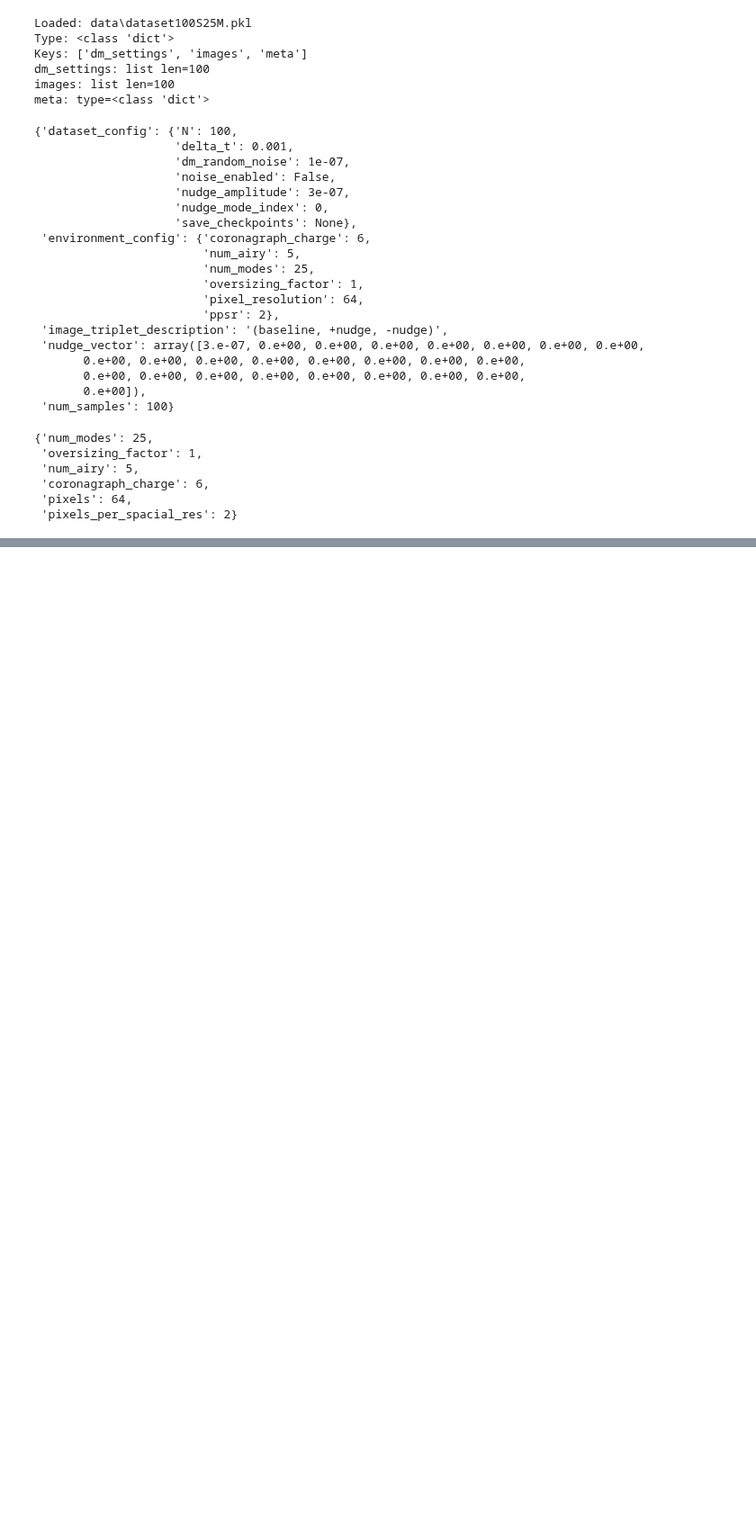
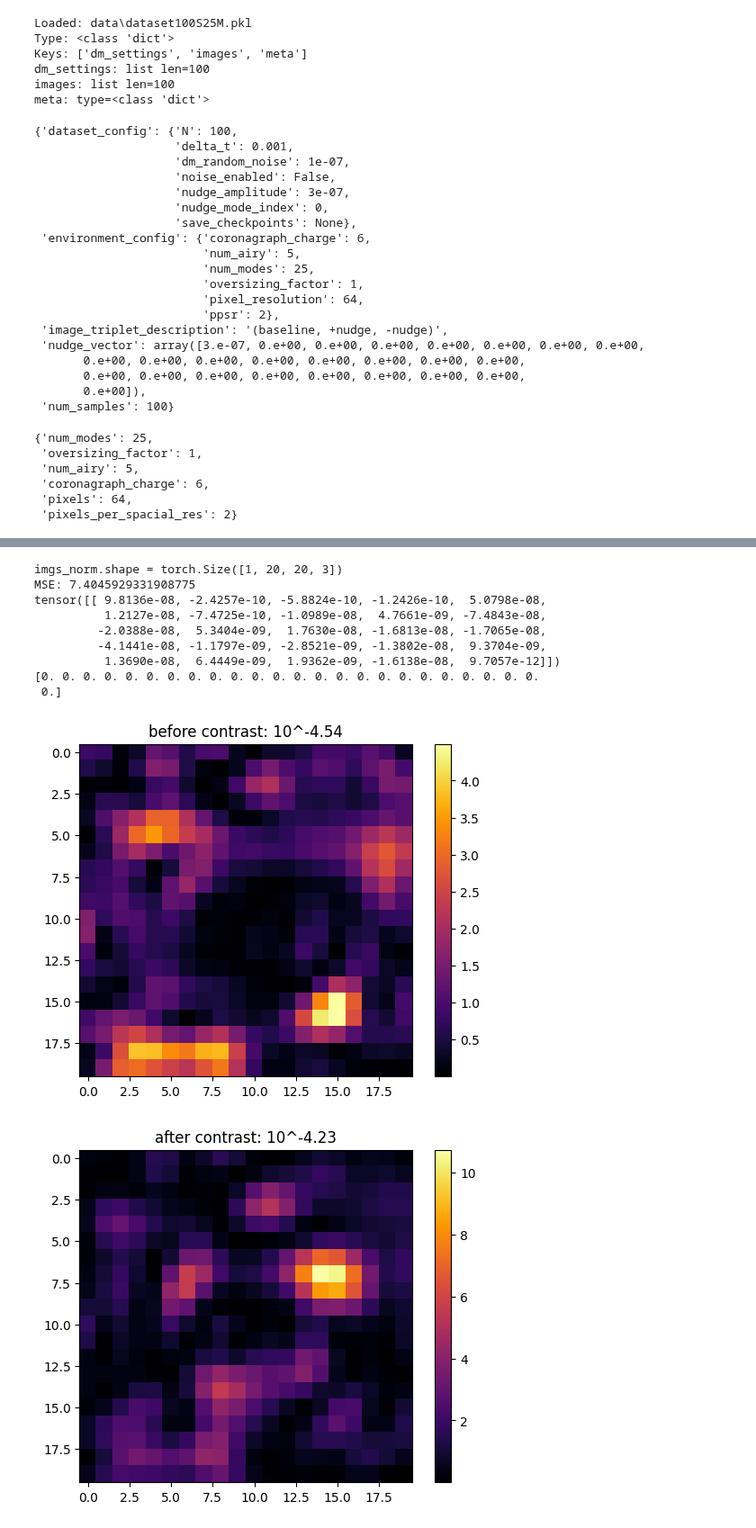
Before and after one commit to AlexeiKorolev/NASA-RL-Wavefront-Control, a Jupyter notebook: RL/visualize.ipynb, the cells around one changed output, grey strips where cells are left out. Shown at 90% size. Drawn from its saved outputs; the diff is of its cells as text; code cells hidden in the pictures; blank space fills up the shorter version.

```diff
--- a/RL/visualize.ipynb
+++ b/RL/visualize.ipynb
@@ -381,0 +380,77 @@ tensor([[ 2.4215e-08,  1.1774e-08, -3.1824e-08, -1.8865e-09, -5.4384e-08,
+# %%
+from train_job import NORMALIZERS
+
+nudge_vec = metrics_data['dataset_meta']['nudge_vector']
+delta_t = metrics_data['dataset_meta']['dataset_config']['delta_t']
+dm_random_noise = metrics_data['dataset_meta']['dataset_config']['dm_random_noise']
+N = 1
+
+x_norm_func = NORMALIZERS[metrics_data['x_norm']['type']]
+params = metrics_data['x_norm'].copy()
+params.pop('type')
+
+y_mean = metrics_data['y_norm']['mean']
+y_std = metrics_data['y_norm']['std']
+
+for _ in range(N):
+        env.deformable_mirror.flatten()
+        env.noise_gen_mirror.flatten()
+        env.set_random_noise_dm(noise=1e-7)
+        original = env.deformable_mirror.actuators.copy()
+
+        original_contrast = env.get_contrast(delta_t=1e15)
+
+        img1 = torch.asarray(env.get_camera_image(delta_t=delta_t, noise_enabled=False), dtype=torch.float)
+
+        env.deformable_mirror.flatten()
+        env.deformable_mirror.actuators = original + nudge_vec
+        img2 = torch.asarray(env.get_camera_image(delta_t=delta_t, noise_enabled=False), dtype=torch.float)
+
+        env.deformable_mirror.flatten()
+        env.deformable_mirror.actuators = original - nudge_vec
+        img3 = torch.asarray(env.get_camera_image(delta_t=delta_t, noise_enabled=False), dtype=torch.float)
+
+        with torch.no_grad():
+            imgs = np.array([img1, img2, img3])
+            imgs = torch.asarray(imgs).unsqueeze(0)
+
+            imgs_norm, _ = x_norm_func(imgs, **params)
+            imgs_norm = np.transpose(imgs_norm, (0, 2, 3, 1))
+            print(f"imgs_norm.shape = {imgs_norm.shape}")
+            y_pred = model(imgs_norm)
+
+            print(f"MSE: {np.linalg.norm(y_pred - (original - y_mean) / y_std)}")
+
+            y_pred *= y_std
+            y_pred -= y_mean
+
+            print(y_pred)
+            print(original)
+
+
+        env.deformable_mirror.flatten()
+        env.deformable_mirror.actuators = original - np.array(y_pred[0])
+        new_contrast = env.get_contrast(delta_t=1e15)
+
+        img4 = torch.asarray(env.get_camera_image(delta_t=delta_t, noise_enabled=False), dtype=torch.float)
+        plt.imshow(img1, cmap='inferno')
+        plt.title(f"before contrast: 10^{np.log10(original_contrast):.02f}")
+        plt.colorbar()
+        plt.show()
+
+        plt.imshow(img4, cmap='inferno')
+        plt.title(f"after contrast: 10^{np.log10(new_contrast):.02f}")
+        plt.colorbar()
+        plt.show()
+# %% [output]
+imgs_norm.shape = torch.Size([1, 20, 20, 3])
+MSE: 7.4045929331908775
+tensor([[ 9.8136e-08, -2.4257e-10, -5.8824e-10, -1.2426e-10,  5.0798e-08,
+          1.2127e-08, -7.4725e-10, -1.0989e-08,  4.7661e-09, -7.4843e-08,
+         -2.0388e-08,  5.3404e-09,  1.7630e-08, -1.6813e-08, -1.7065e-08,
+         -4.1441e-08, -1.1797e-09, -2.8521e-09, -1.3802e-08,  9.3704e-09,
+          1.3690e-08,  6.4449e-09,  1.9362e-09, -1.6138e-08,  9.7057e-12]])
+[0. 0. 0. 0. 0. 0. 0. 0. 0. 0. 0. 0. 0. 0. 0. 0. 0. 0. 0. 0. 0. 0. 0. 0.
+ 0.]
+[figure, added]
+[figure, added]
```
Also changed, not shown: parts of 3 cells of this notebook, 3 other files.
